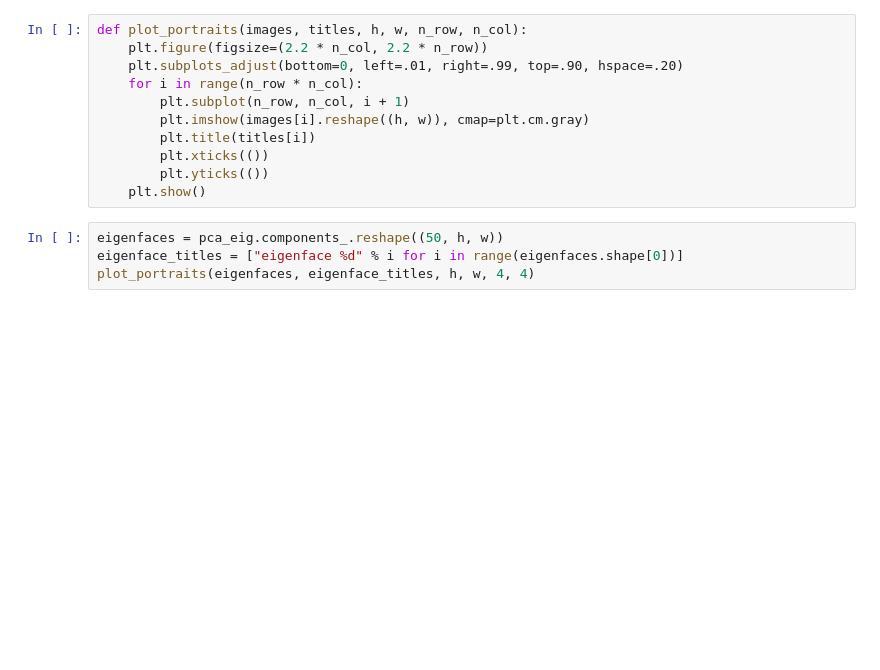
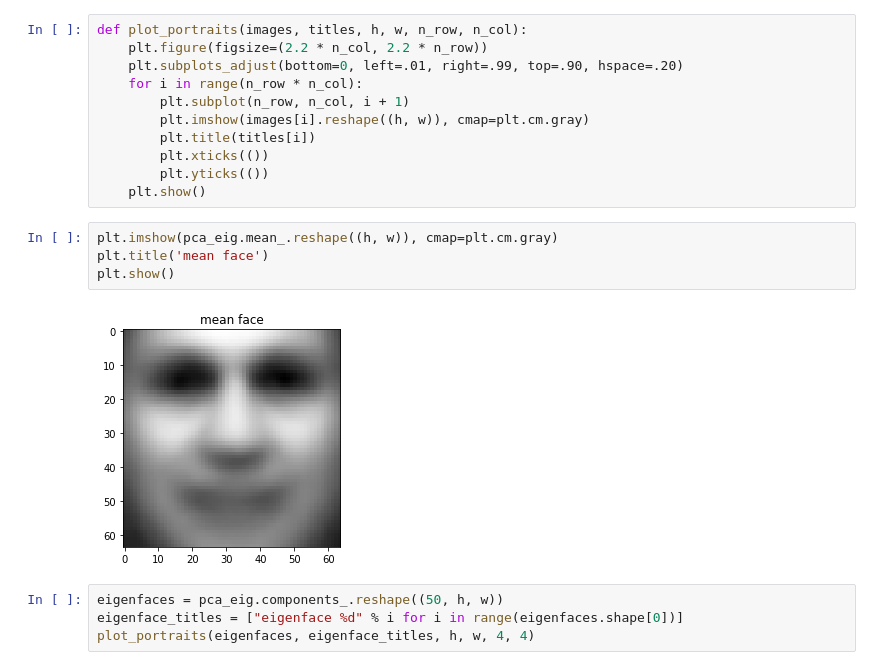
Before and after one commit to evabertalan/mustererkennung, a Jupyter notebook: 4/4_PCA.ipynb, the cells around one changed output. Saved outputs shown, nothing was run; the diff lists cells and outputs as text; blank space fills up the shorter version.

```diff
--- a/4/4_PCA.ipynb
+++ b/4/4_PCA.ipynb
@@ -122,6 +122,12 @@ def plot_portraits(images, titles, h, w, n_row, n_col):
         plt.xticks(())
         plt.yticks(())
     plt.show()
+# %%
+plt.imshow(pca_eig.mean_.reshape((h, w)), cmap=plt.cm.gray)
+plt.title('mean face')
+plt.show()
+# %% [output]
+[figure, added]
 # %%
 eigenfaces = pca_eig.components_.reshape((50, h, w))
 eigenface_titles = ["eigenface %d" % i for i in range(eigenfaces.shape[0])]
```
